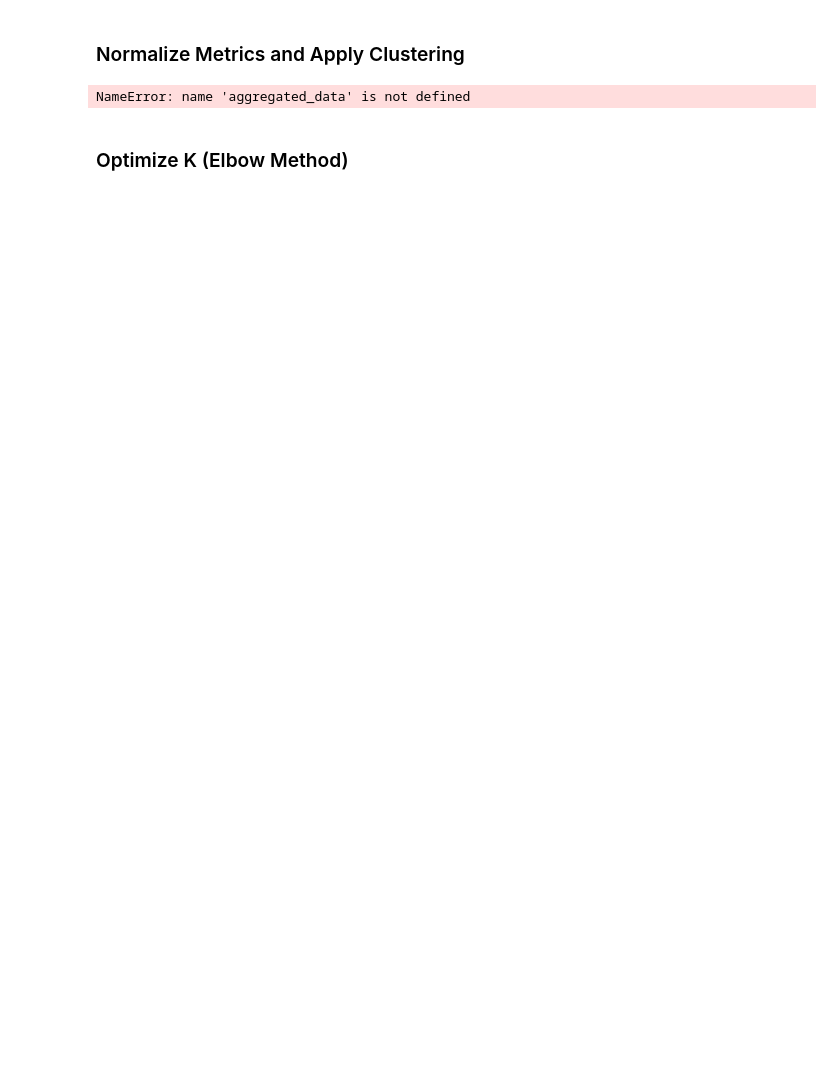
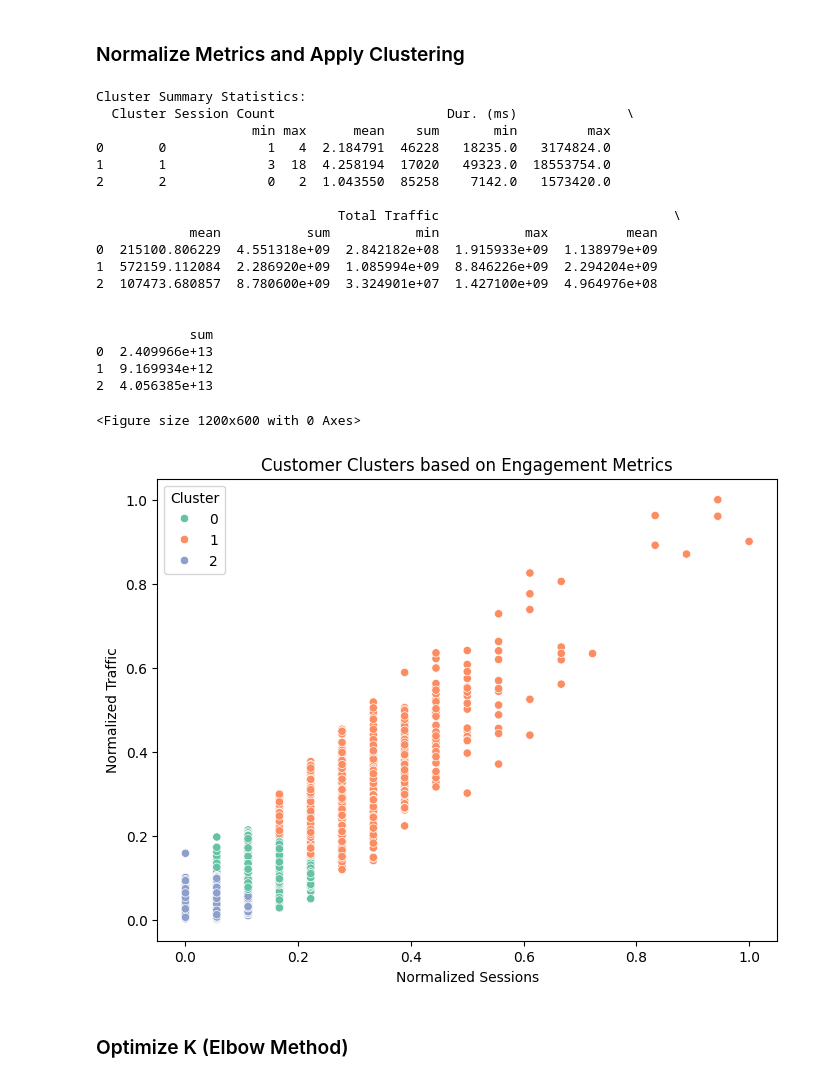
Before and after one commit to Roman0290/TellCo-Investment-Analysis, a Jupyter notebook: notebooks/user_engagment_analysis.ipynb, the cells around one changed output. Cells and saved outputs as stored; diff of their text form; code cells hidden in the pictures; blank space fills up the shorter version.

```diff
--- a/notebooks/user_engagment_analysis.ipynb
+++ b/notebooks/user_engagment_analysis.ipynb
@@ -77,10 +57,14 @@ Index(['Bearer Id', 'Start', 'Start ms', 'End', 'End ms', 'Dur. (ms)', 'IMSI',
 ### Aggregate Metrics Per Customer
 # %%
 aggregated_data = df.groupby('MSISDN/Number').agg({
-    'xDR Sessions': 'count',  # Replace 'xDR Sessions' with the correct column name if necessary
+    'Bearer Id': 'count',
     'Dur. (ms)': 'sum',
     'Total DL (Bytes)': 'sum',
     'Total UL (Bytes)': 'sum'
 }).reset_index()
 
+# Renaming columns for clarity
+aggregated_data.rename(columns={'Bearer Id': 'Session Count'}, inplace=True)
+
+# Calculating total traffic
 aggregated_data['Total Traffic'] = aggregated_data['Total DL (Bytes)'] + aggregated_data['Total UL (Bytes)']
@@ -90,11 +122,68 @@ KeyError: "Column(s) ['xDR Sessions'] do not exist"
 ### Normalize Metrics and Apply Clustering
 # %%
 scaler = MinMaxScaler()
-normalized_data = scaler.fit_transform(aggregated_data[['xDR Sessions', 'Dur. (ms)', 'Total Traffic']])
+normalized_data = scaler.fit_transform(aggregated_data[['Session Count', 'Dur. (ms)', 'Total Traffic']])
+
+# Apply k-means clustering
 kmeans = KMeans(n_clusters=3, random_state=42)
 aggregated_data['Cluster'] = kmeans.fit_predict(normalized_data)
-# %% [output]
-NameError: name 'aggregated_data' is not defined
+# %%
+# Select the relevant metrics for clustering
+metrics = aggregated_data[['Session Count', 'Dur. (ms)', 'Total Traffic']]
+
+# Normalize the metrics using Min-Max Scaling
+scaler = MinMaxScaler()
+normalized_metrics = scaler.fit_transform(metrics)
+
+# Apply K-Means clustering (k=3)
+kmeans = KMeans(n_clusters=3, random_state=42)
+aggregated_data['Cluster'] = kmeans.fit_predict(normalized_metrics)
+
+# Add normalized metrics back to the dataframe for visualization
+aggregated_data['Normalized Sessions'] = normalized_metrics[:, 0]
+aggregated_data['Normalized Duration'] = normalized_metrics[:, 1]
+aggregated_data['Normalized Traffic'] = normalized_metrics[:, 2]
+
+# Summary statistics for each cluster
+cluster_summary = aggregated_data.groupby('Cluster').agg({
+    'Session Count': ['min', 'max', 'mean', 'sum'],
+    'Dur. (ms)': ['min', 'max', 'mean', 'sum'],
+    'Total Traffic': ['min', 'max', 'mean', 'sum']
+}).reset_index()
+
+print("Cluster Summary Statistics:")
+print(cluster_summary)
+
+# Visualize the clustering results
+plt.figure(figsize=(12, 6))
+
+
+# Scatter plot to visualize customer clusters based on normalized metrics
+plt.figure(figsize=(8, 6))
+sns.scatterplot(data=aggregated_data, x='Normalized Sessions', y='Normalized Traffic', hue='Cluster', palette='Set2')
+plt.title('Customer Clusters based on Engagement Metrics')
+plt.show()
+# %% [output]
+Cluster Summary Statistics:
+  Cluster Session Count                      Dur. (ms)              \
+                    min max      mean    sum       min         max
+0       0             1   4  2.184791  46228   18235.0   3174824.0
+1       1             3  18  4.258194  17020   49323.0  18553754.0
+2       2             0   2  1.043550  85258    7142.0   1573420.0
+
+                               Total Traffic                              \
+            mean           sum           min           max          mean
+0  215100.806229  4.551318e+09  2.842182e+08  1.915933e+09  1.138979e+09
+1  572159.112084  2.286920e+09  1.085994e+09  8.846226e+09  2.294204e+09
+2  107473.680857  8.780600e+09  3.324901e+07  1.427100e+09  4.964976e+08
+
+
+            sum
+0  2.409966e+13
+1  9.169934e+12
+2  4.056385e+13
+<Figure size 1200x600 with 0 Axes>
+[figure, added]
 # %% [markdown]
 ### Optimize K (Elbow Method)
 # %%
```
Also changed, not shown: parts of 7 cells of this notebook.
